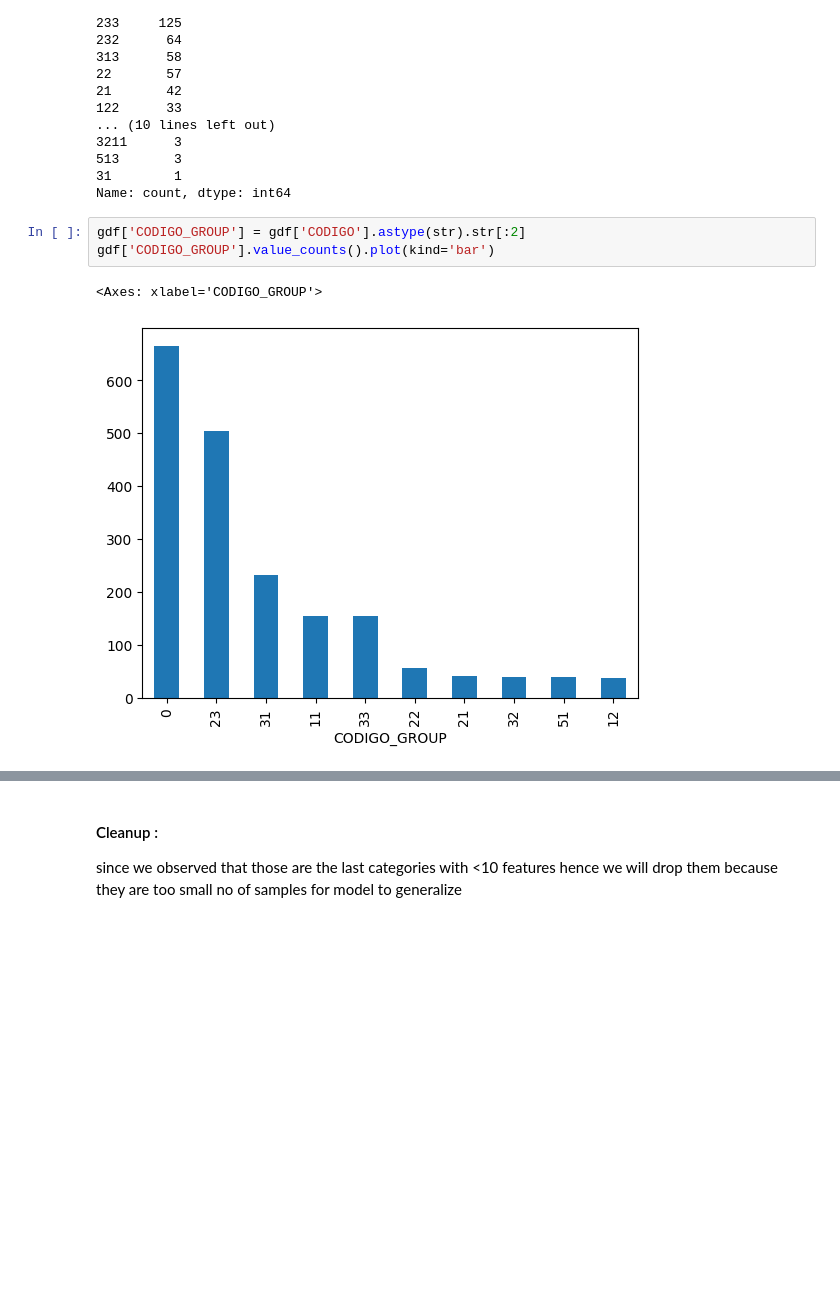
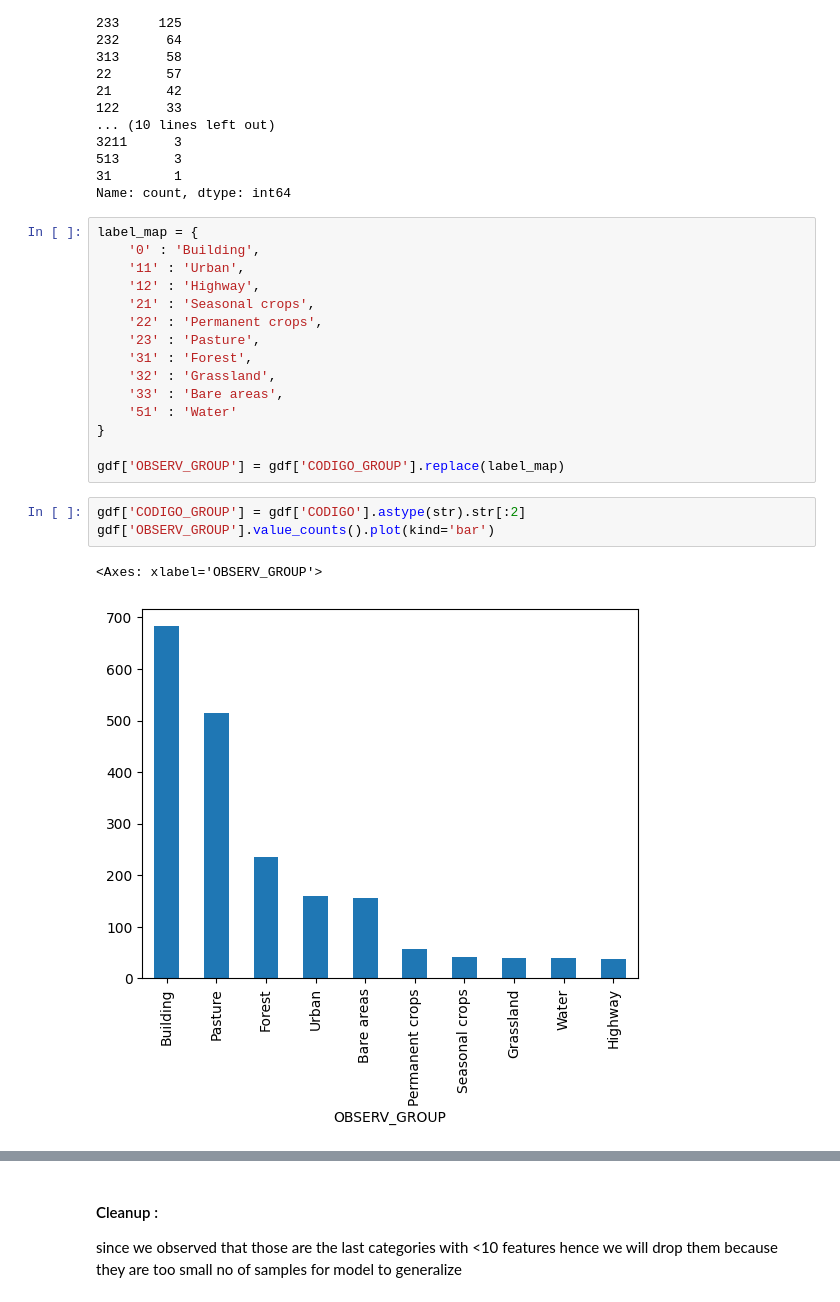
Before and after one commit to kshitijrajsharma/landcoverclassification, a Jupyter notebook: notebooks/train_test_split.ipynb, the cells around one changed output, grey strips where cells are left out. Drawn from its saved outputs; the diff is of its cells as text; blank space fills up the shorter version.

Commit message:
Added per-class box plot on test area and land use label in class distribution plots

```diff
--- a/notebooks/train_test_split.ipynb
+++ b/notebooks/train_test_split.ipynb
@@ -82,12 +82,27 @@ CODIGO
 513       3
 31        1
 Name: count, dtype: int64
+# %%
+label_map = {
+    '0' : 'Building',
+    '11' : 'Urban',
+    '12' : 'Highway',
+    '21' : 'Seasonal crops',
+    '22' : 'Permanent crops',
+    '23' : 'Pasture',
+    '31' : 'Forest',
+    '32' : 'Grassland',
+    '33' : 'Bare areas',
+    '51' : 'Water'
+}
+
+gdf['OBSERV_GROUP'] = gdf['CODIGO_GROUP'].replace(label_map)
 # %%
 gdf['CODIGO_GROUP'] = gdf['CODIGO'].astype(str).str[:2]
-gdf['CODIGO_GROUP'].value_counts().plot(kind='bar')
+gdf['OBSERV_GROUP'].value_counts().plot(kind='bar')
 # %% [output]
-<Axes: xlabel='CODIGO_GROUP'>
+<Axes: xlabel='OBSERV_GROUP'>
-[figure, old version]
+[figure, new version]
 # %%
 print(gdf['OBSERV'].value_counts())
 # %% [output]
```
Also changed, not shown: parts of 2 cells of this notebook, 1 other file.
